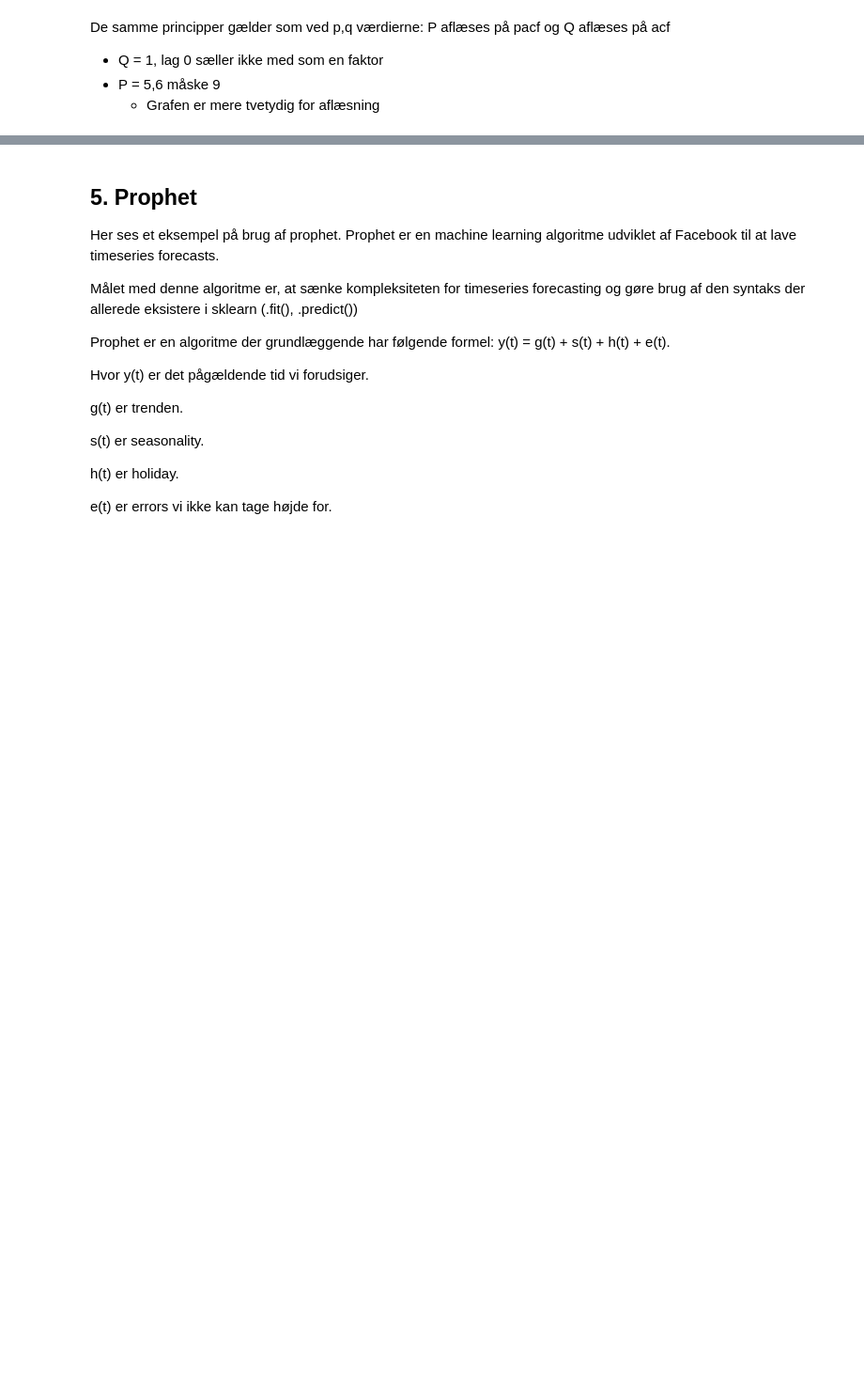
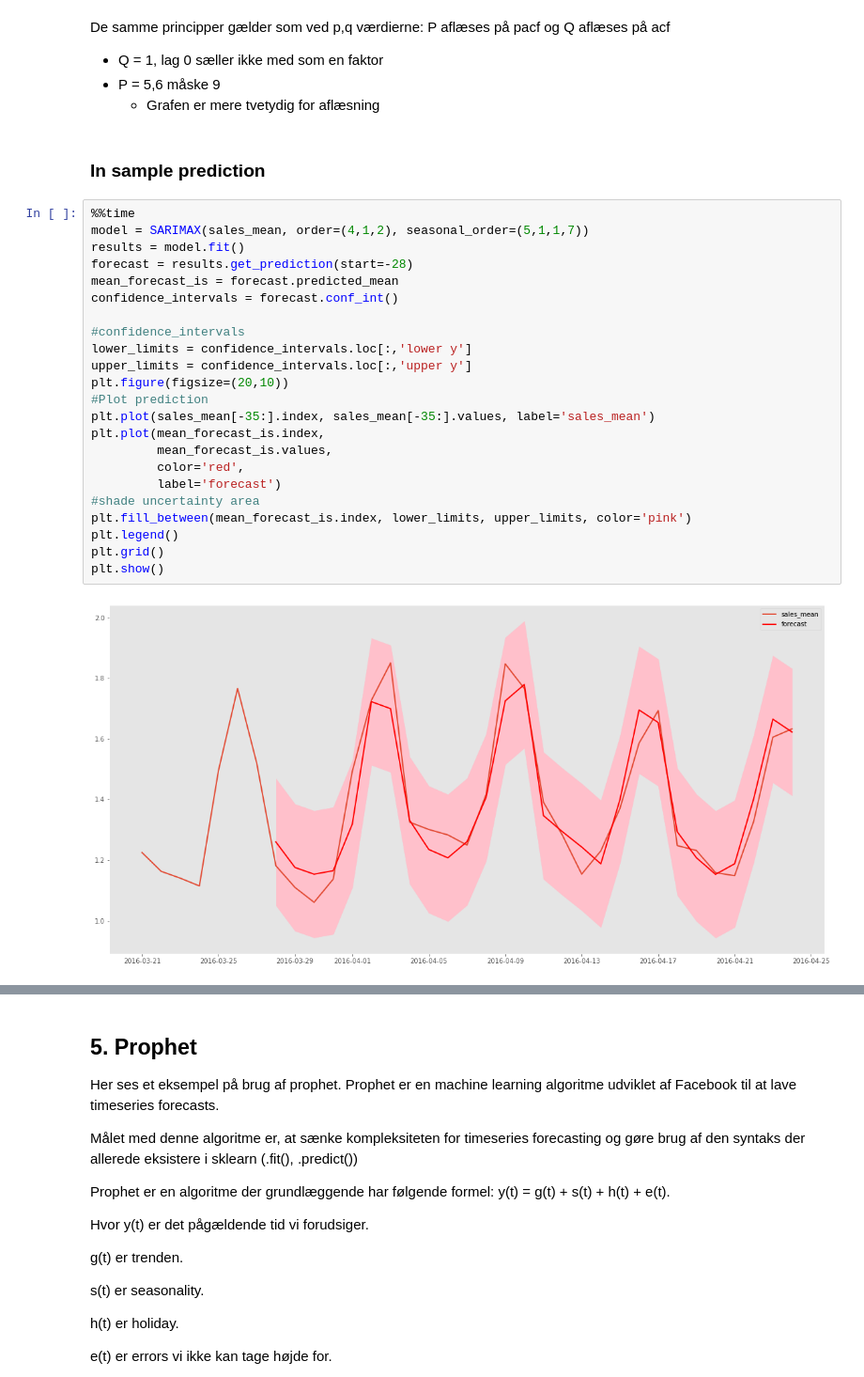
Before and after one commit to mnabe/ForecastingWalmart, a Jupyter notebook: aflevering-grp-2.ipynb, the cells around one changed output, grey strips where cells are left out. Shown at 94% size. Saved outputs shown, nothing was run; the diff lists cells and outputs as text; blank space fills up the shorter version.

```diff
--- a/aflevering-grp-2.ipynb
+++ b/aflevering-grp-2.ipynb
@@ -669,3 +691,30 @@ De samme principper gælder som ved p,q værdierne: P aflæses på pacf og Q afl
 - Q = 1, lag 0 sæller ikke med som en faktor
 - P = 5,6 måske 9
   - Grafen er mere tvetydig for aflæsning
+# %% [markdown]
+### In sample prediction
+# %%
+%%time
+model = SARIMAX(sales_mean, order=(4,1,2), seasonal_order=(5,1,1,7))
+results = model.fit()
+forecast = results.get_prediction(start=-28)
+mean_forecast_is = forecast.predicted_mean
+confidence_intervals = forecast.conf_int()
+
+#confidence_intervals
+lower_limits = confidence_intervals.loc[:,'lower y']
+upper_limits = confidence_intervals.loc[:,'upper y']
+plt.figure(figsize=(20,10))
+#Plot prediction
+plt.plot(sales_mean[-35:].index, sales_mean[-35:].values, label='sales_mean')
+plt.plot(mean_forecast_is.index,
+         mean_forecast_is.values,
+         color='red',
+         label='forecast')
+#shade uncertainty area
+plt.fill_between(mean_forecast_is.index, lower_limits, upper_limits, color='pink')
+plt.legend()
+plt.grid()
+plt.show()
+# %% [output]
+[figure, added]
```
Also changed, not shown: parts of 28 cells of this notebook.
